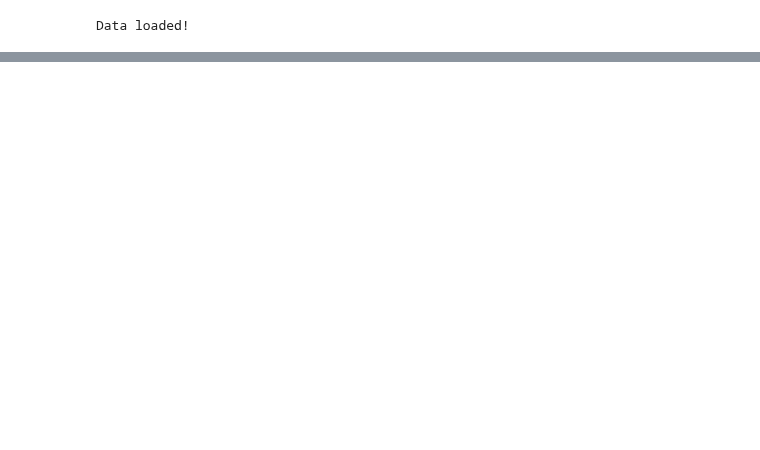
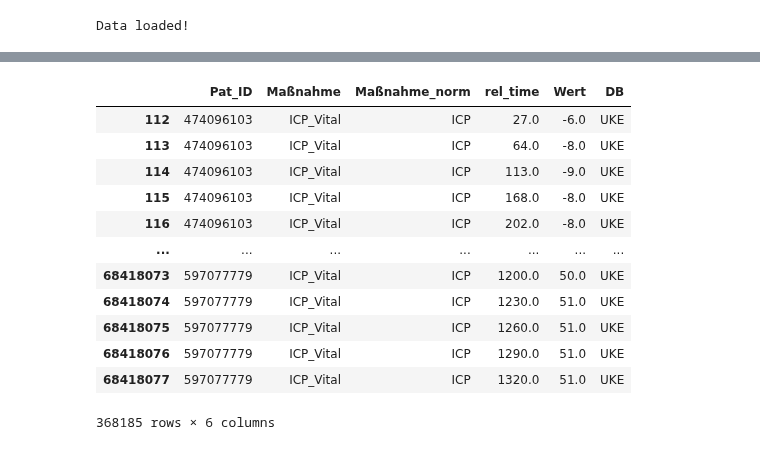
Before and after one commit to NotNANtoN/icp_prediction, a Jupyter notebook: try_preprocessing.ipynb, the cells around one changed output, grey strips where cells are left out. Cells and saved outputs as stored; diff of their text form; code cells hidden in the pictures; blank space fills up the shorter version.

```diff
--- a/try_preprocessing.ipynb
+++ b/try_preprocessing.ipynb
@@ -156,0 +183,16 @@ minutes = 15
+# %%
+df_long_mimic_icp
+# %% [output]
+|  | Pat_ID | Maßnahme | Maßnahme_norm | rel_time | Wert | DB |
+| 112 | 474096103 | ICP_Vital | ICP | 27.0 | -6.0 | UKE |
+| 113 | 474096103 | ICP_Vital | ICP | 64.0 | -8.0 | UKE |
+| 114 | 474096103 | ICP_Vital | ICP | 113.0 | -9.0 | UKE |
+| 115 | 474096103 | ICP_Vital | ICP | 168.0 | -8.0 | UKE |
+| 116 | 474096103 | ICP_Vital | ICP | 202.0 | -8.0 | UKE |
+| ... | ... | ... | ... | ... | ... | ... |
+| 68418073 | 597077779 | ICP_Vital | ICP | 1200.0 | 50.0 | UKE |
+| 68418074 | 597077779 | ICP_Vital | ICP | 1230.0 | 51.0 | UKE |
+| 68418075 | 597077779 | ICP_Vital | ICP | 1260.0 | 51.0 | UKE |
+| 68418076 | 597077779 | ICP_Vital | ICP | 1290.0 | 51.0 | UKE |
+| 68418077 | 597077779 | ICP_Vital | ICP | 1320.0 | 51.0 | UKE |
+368185 rows × 6 columns
```
Also changed, not shown: parts of 60 cells of this notebook, 10 other files.
